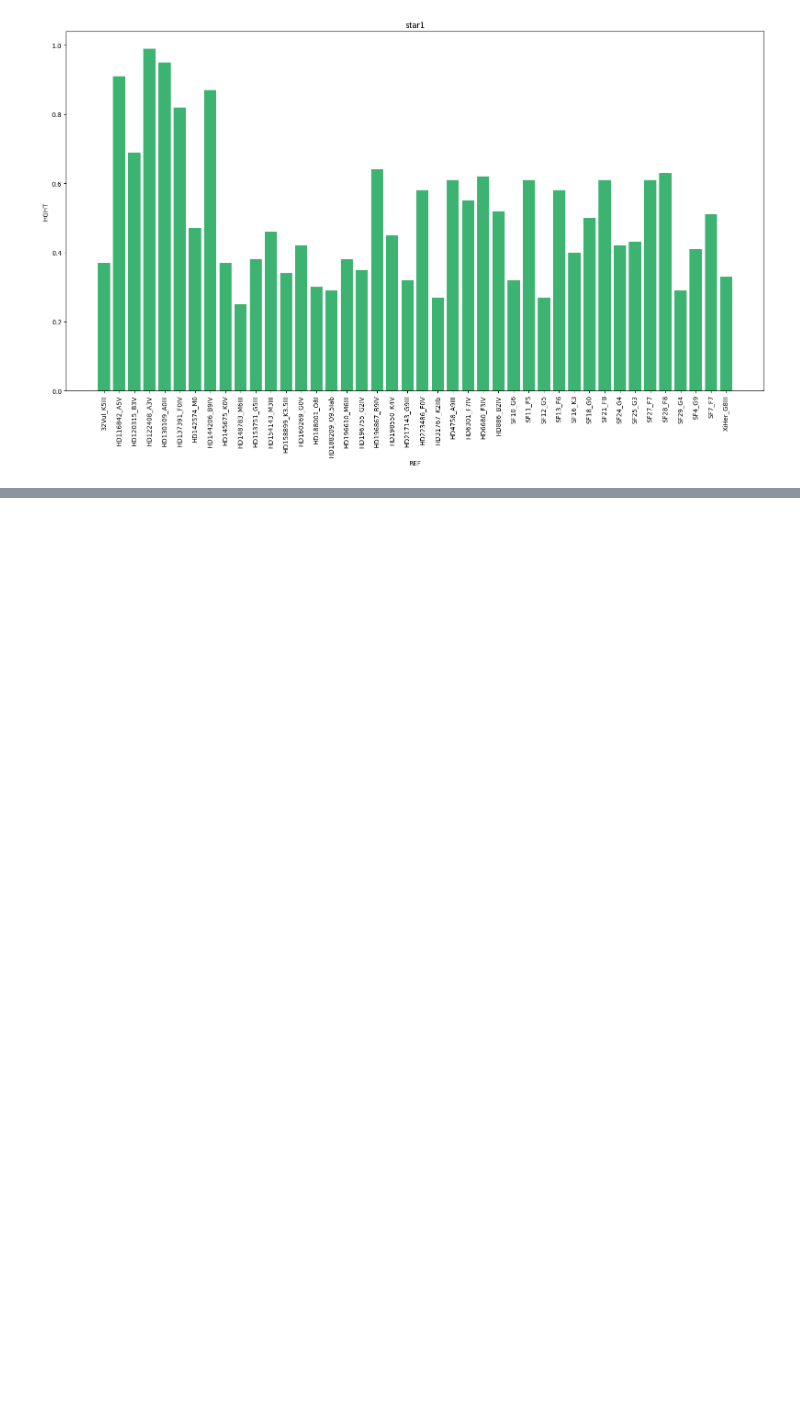
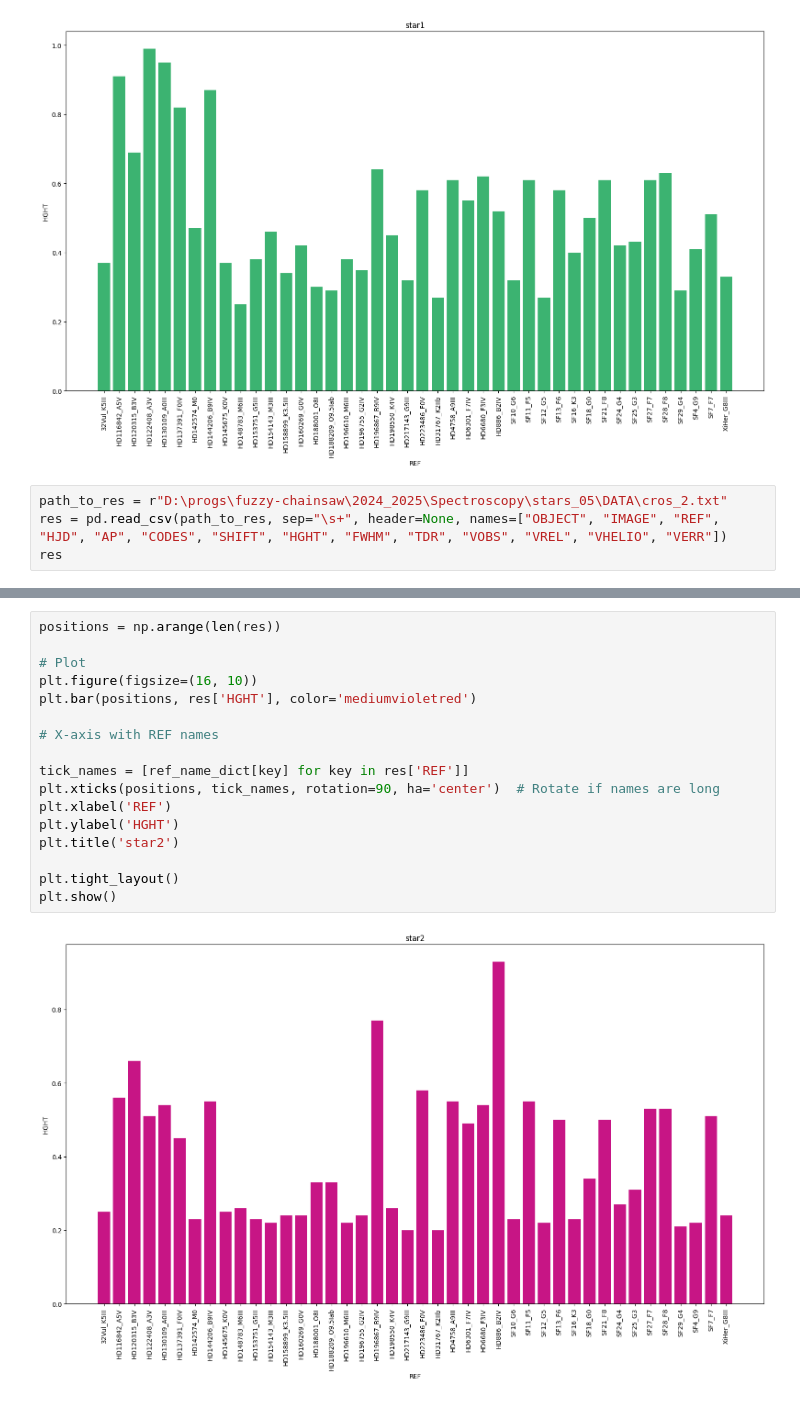
Before and after one commit to ASTR0MNSTR/univ_codes, a Jupyter notebook: 2024_2025/Spectroscopy/stars_05/stars_05.ipynb, the cells around one changed output, grey strips where cells are left out. Saved outputs shown, nothing was run; the diff lists cells and outputs as text; blank space fills up the shorter version.

Commit message:
stars_05

```diff
--- a/2024_2025/Spectroscopy/stars_05/stars_05.ipynb
+++ b/2024_2025/Spectroscopy/stars_05/stars_05.ipynb
@@ -71,3 +71,7 @@ plt.tight_layout()
 plt.show()
 # %% [output]
 [figure]
+# %%
+path_to_res = r"D:\progs\fuzzy-chainsaw\2024_2025\Spectroscopy\stars_05\DATA\cros_2.txt"
+res = pd.read_csv(path_to_res, sep="\s+", header=None, names=["OBJECT", "IMAGE", "REF", "HJD", "AP", "CODES", "SHIFT", "HGHT", "FWHM", "TDR", "VOBS", "VREL", "VHELIO", "VERR"])
+res
@@ -73,0 +96,19 @@ plt.show()
+# %%
+positions = np.arange(len(res))
+
+# Plot
+plt.figure(figsize=(16, 10))
+plt.bar(positions, res['HGHT'], color='mediumvioletred')
+
+# X-axis with REF names
+
+tick_names = [ref_name_dict[key] for key in res['REF']]
+plt.xticks(positions, tick_names, rotation=90, ha='center')  # Rotate if names are long
+plt.xlabel('REF')
+plt.ylabel('HGHT')
+plt.title('star2')
+
+plt.tight_layout()
+plt.show()
+# %% [output]
+[figure, added]
```
Also changed, not shown: parts of 5 cells of this notebook, 4 other files.
